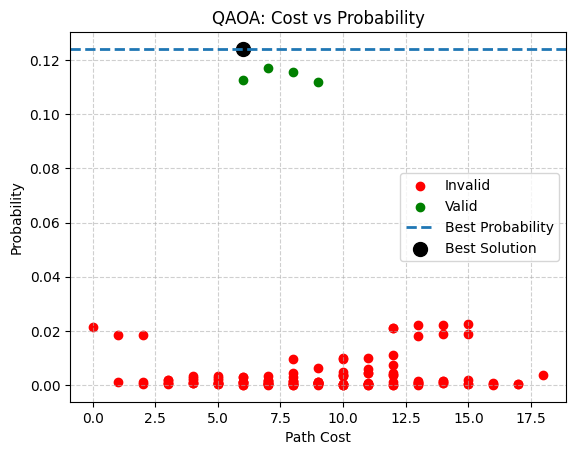
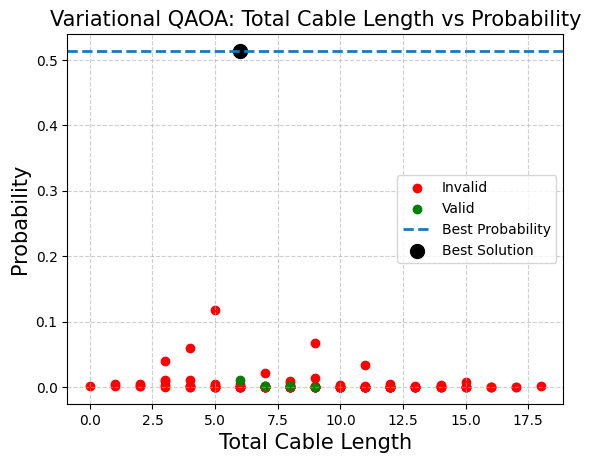
The notebook cell's code change between the first figure and the second:
--- before
+++ after
@@ -21,7 +21,7 @@
     plt.scatter(best_cost, best_prob, s=100, color='black', label='Best Solution')
 
-plt.xlabel("Path Cost")
-plt.ylabel("Probability")
-plt.title("QAOA: Cost vs Probability")
+plt.xlabel("Total Cable Length",fontsize=15)
+plt.ylabel("Probability",fontsize=15)
+plt.title("Variational QAOA: Total Cable Length vs Probability",fontsize=15)
 
 plt.legend()

Commit: Variational QAOA changes